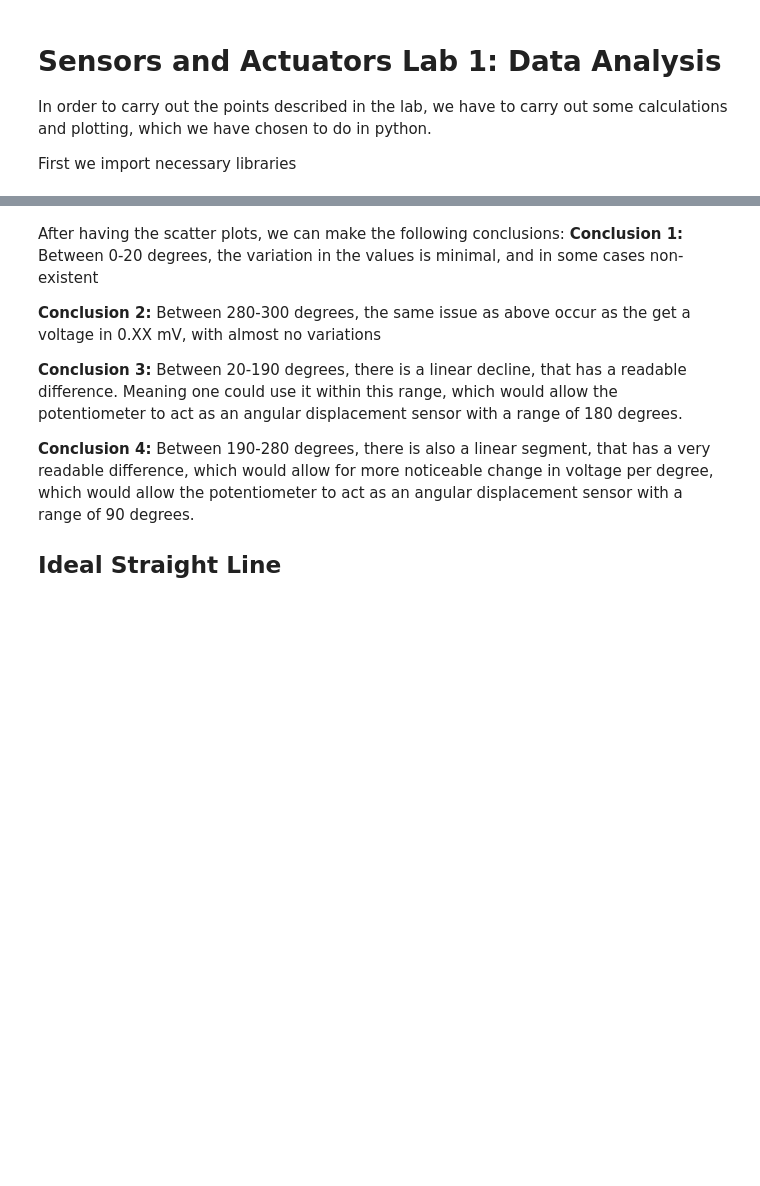
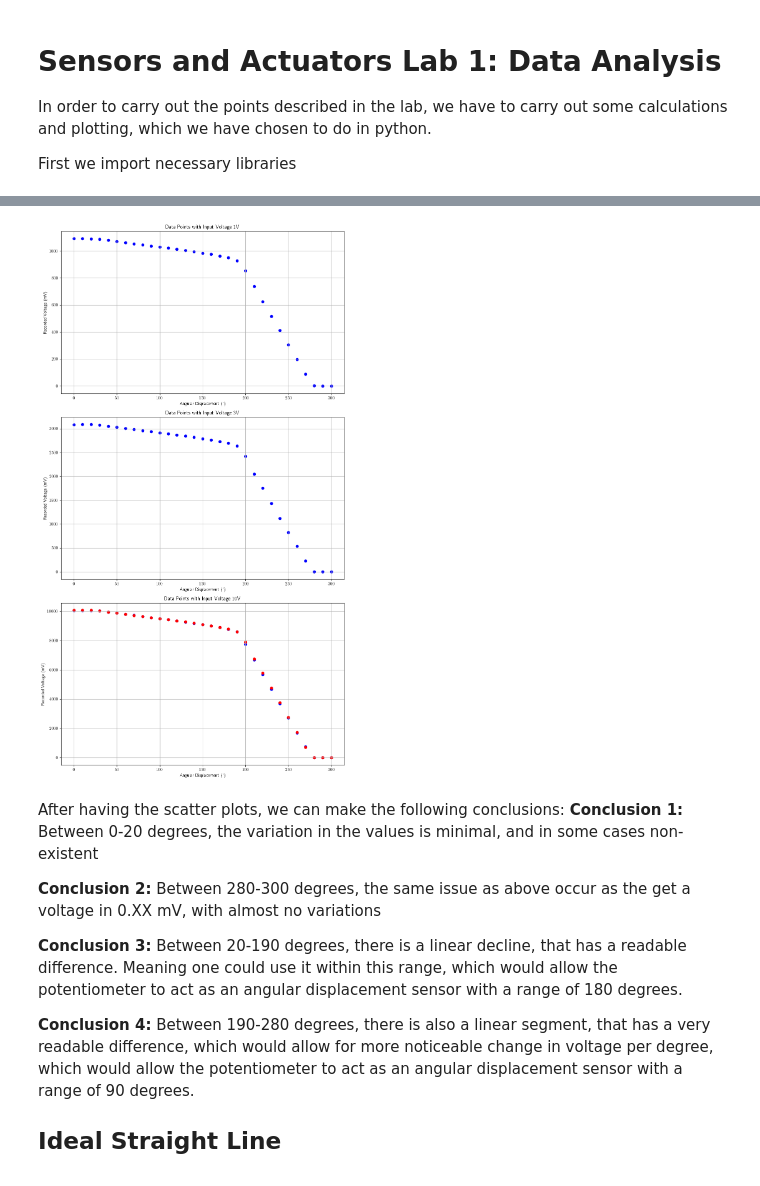
Before and after one commit to MagnusVBager/saa, a Jupyter notebook: notebooks/SAALab1.ipynb, the cells around one changed output, grey strips where cells are left out. Drawn from its saved outputs; the diff is of its cells as text; code cells hidden in the pictures; blank space fills up the shorter version.

```diff
--- a/notebooks/SAALab1.ipynb
+++ b/notebooks/SAALab1.ipynb
@@ -49,0 +45,11 @@ for input_voltage in input_voltages:
+# %%
+input_voltages = [1, 3, 10] #Getting Input Voltages as reference
+sets = ["forward", "backward"]
+df_v1 = df[df["Input Voltage"] == 1] # Table for Input Voltage 1V
+df_v3 = df[df["Input Voltage"] == 3] # Table for Input Voltage 3V
+df_v10 = df[df["Input Voltage"] == 10] # Table for Input Voltage 10V
+print(df_v3)
+df_v10 = df_v10.groupby(["Angular Displacement", "Set"]).mean().reset_index()
+
+# Recreate the df_list
+df_list = [df_v1, df_v3, df_v10]
@@ -50,3 +74,25 @@ for input_voltage in input_voltages:
+# %%
+# Create separate plots for each DataFrame
+fig, axes = plt.subplots(len(df_list), 1, figsize=(10, 6 * len(df_list)))
+color_map = {
+    "forward": "blue",
+    "backward": "red"
+}
+
+for ax, df, volt in zip(axes, df_list, input_voltages ):
+    for set_val, color in color_map.items():
+        subset = df[df["Set"] == set_val]
+        ax.scatter(subset["Angular Displacement"], subset["Recorded Voltage (mV)"], color=color, label=f"{volt} {set_val}")
+
+    ax.set_title(f"Data Points with Input Voltage {volt}V")
+    ax.set_xlabel("Angular Displacement (\u00B0)")
+    ax.set_ylabel("Recorded Voltage (mV)")
+    ax.grid(True)
+
+plt.tight_layout()
+plt.show()
+# %% [output]
+[figure, added]
 # %% [markdown]
 After having the scatter plots, we can make the following conclusions:
 **Conclusion 1:**
```
Also changed, not shown: parts of 16 cells of this notebook, 1 other file.
